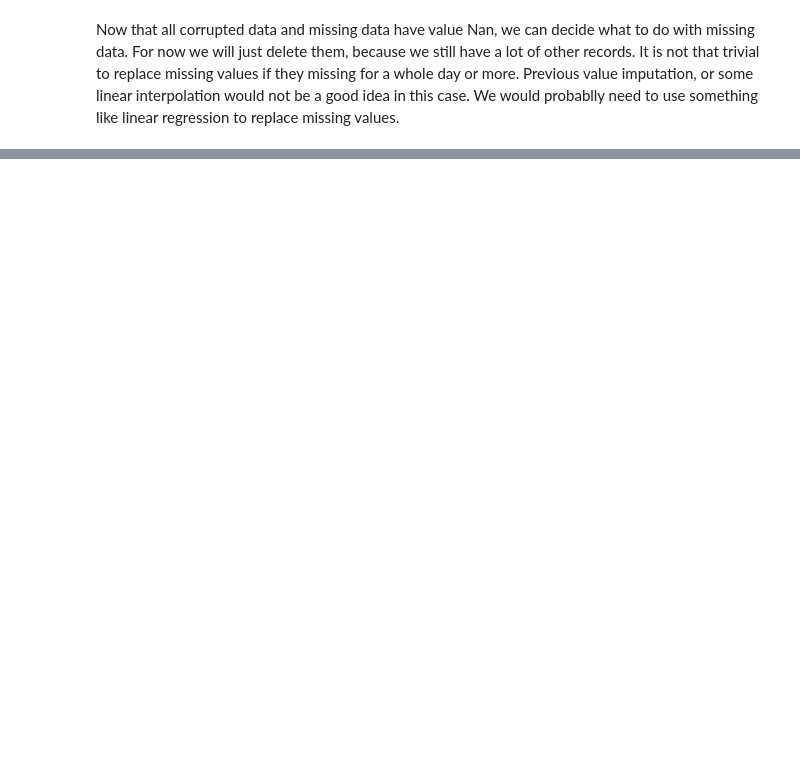
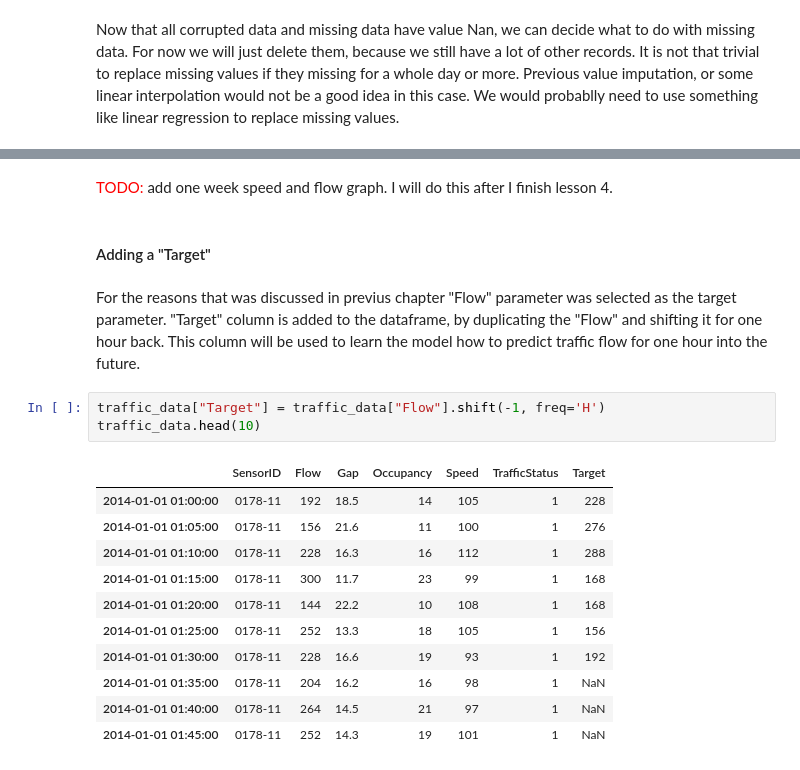
Before and after one commit to bkazic/Final-Project-Blog, a Jupyter notebook: Final Project - Blog.ipynb, the cells around one changed output, grey strips where cells are left out. Drawn from its saved outputs; the diff is of its cells as text; blank space fills up the shorter version.

Commit message:
Added chapter: Adding a "Target"

```diff
--- a/Final Project - Blog.ipynb
+++ b/Final Project - Blog.ipynb
@@ -119,0 +182,21 @@ traffic_data[17:23]
+# %% [markdown]
+<font color='red'>TODO: </font> add one week speed and flow graph. I will do this after I finish lesson 4.
+# %% [markdown]
+#### Adding a "Target"
+# %% [markdown]
+For the reasons that was discussed in previus chapter "Flow" parameter was selected as the target parameter. "Target" column is added to the dataframe, by duplicating the "Flow" and shifting it for one hour back. This column will be used to learn the model how to predict traffic flow for one hour into the future.
+# %%
+traffic_data["Target"] = traffic_data["Flow"].shift(-1, freq='H')
+traffic_data.head(10)
+# %% [output]
+|  | SensorID | Flow | Gap | Occupancy | Speed | TrafficStatus | Target |
+| 2014-01-01 01:00:00 | 0178-11 | 192 | 18.5 | 14 | 105 | 1 | 228 |
+| 2014-01-01 01:05:00 | 0178-11 | 156 | 21.6 | 11 | 100 | 1 | 276 |
+| 2014-01-01 01:10:00 | 0178-11 | 228 | 16.3 | 16 | 112 | 1 | 288 |
+| 2014-01-01 01:15:00 | 0178-11 | 300 | 11.7 | 23 | 99 | 1 | 168 |
+| 2014-01-01 01:20:00 | 0178-11 | 144 | 22.2 | 10 | 108 | 1 | 168 |
+| 2014-01-01 01:25:00 | 0178-11 | 252 | 13.3 | 18 | 105 | 1 | 156 |
+| 2014-01-01 01:30:00 | 0178-11 | 228 | 16.6 | 19 | 93 | 1 | 192 |
+| 2014-01-01 01:35:00 | 0178-11 | 204 | 16.2 | 16 | 98 | 1 | NaN |
+| 2014-01-01 01:40:00 | 0178-11 | 264 | 14.5 | 21 | 97 | 1 | NaN |
+| 2014-01-01 01:45:00 | 0178-11 | 252 | 14.3 | 19 | 101 | 1 | NaN |
```
Also changed, not shown: parts of 22 cells of this notebook.
